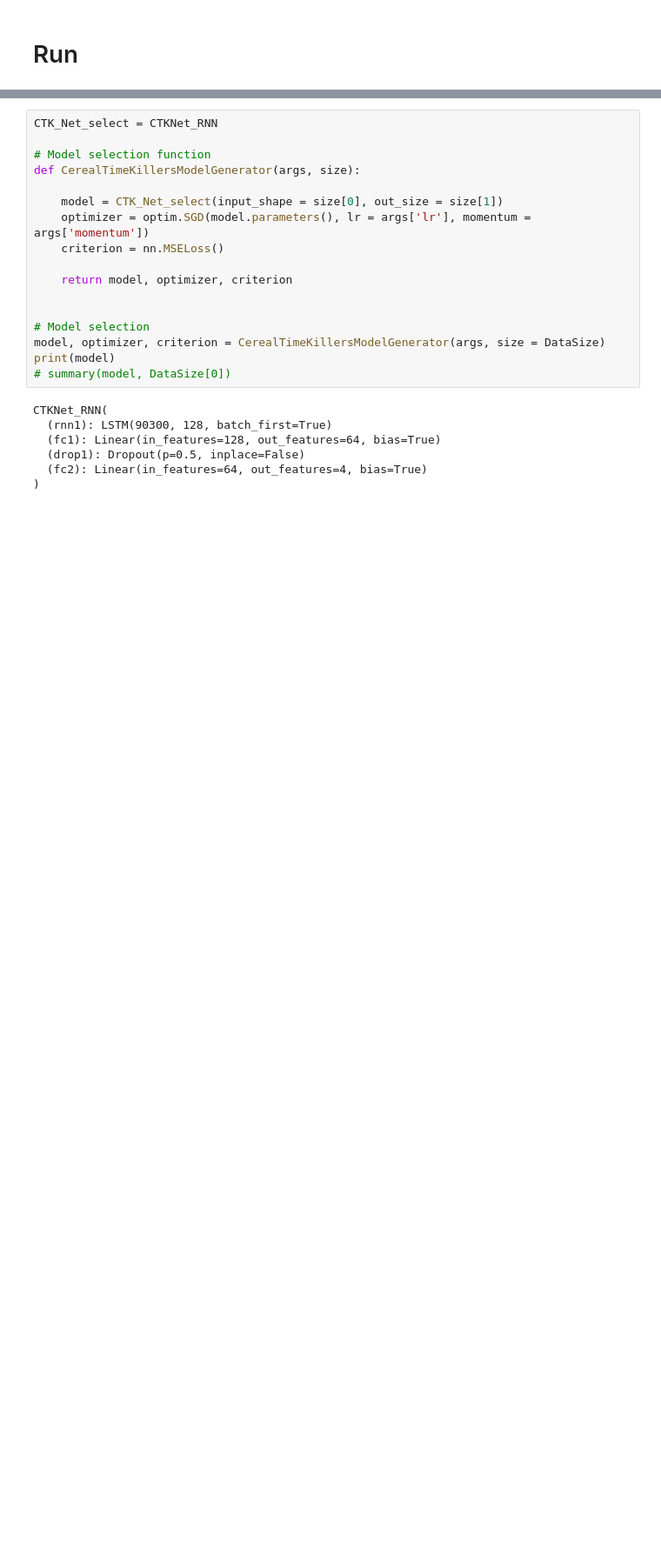
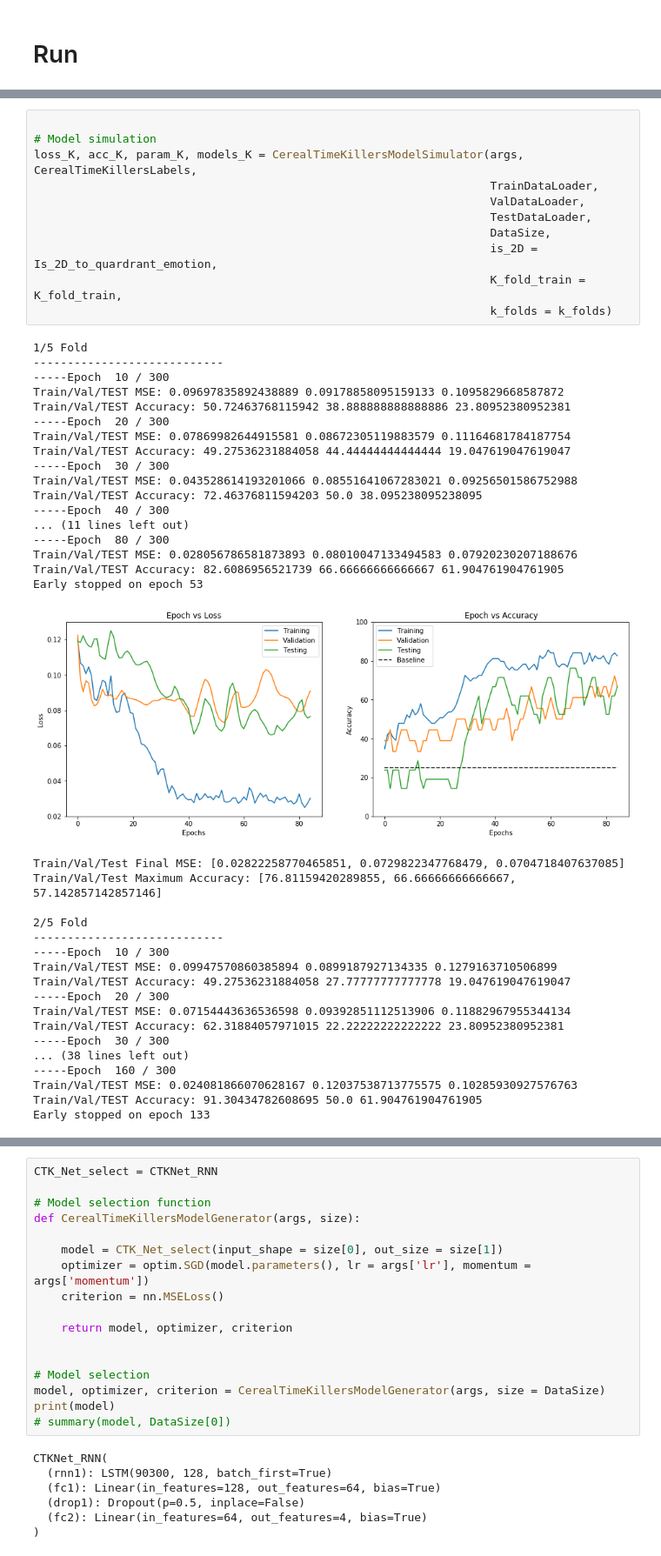
Before and after one commit to dmnburrows/CerealTimeKillers, a Jupyter notebook: CerealTimeKillersNet.ipynb, the cells around one changed output, grey strips where cells are left out. Shown at 87% size. Drawn from its saved outputs; the diff is of its cells as text; blank space fills up the shorter version.

```diff
--- a/CerealTimeKillersNet.ipynb
+++ b/CerealTimeKillersNet.ipynb
@@ -423,0 +675,47 @@ Single output data size: (4,)
+# %%
+
+# Model simulation
+loss_K, acc_K, param_K, models_K = CerealTimeKillersModelSimulator(args, CerealTimeKillersLabels,
+                                                                   TrainDataLoader,
+                                                                   ValDataLoader,
+                                                                   TestDataLoader,
+                                                                   DataSize,
+                                                                   is_2D = Is_2D_to_quardrant_emotion,
+                                                                   K_fold_train = K_fold_train,
+                                                                   k_folds = k_folds)
+# %% [output]
+1/5 Fold
+----------------------------
+-----Epoch  10 / 300
+Train/Val/TEST MSE: 0.09697835892438889 0.09178858095159133 0.1095829668587872
+Train/Val/TEST Accuracy: 50.72463768115942 38.888888888888886 23.80952380952381
+-----Epoch  20 / 300
+Train/Val/TEST MSE: 0.07869982644915581 0.08672305119883579 0.11164681784187754
+Train/Val/TEST Accuracy: 49.27536231884058 44.44444444444444 19.047619047619047
+-----Epoch  30 / 300
+Train/Val/TEST MSE: 0.043528614193201066 0.08551641067283021 0.09256501586752988
+Train/Val/TEST Accuracy: 72.46376811594203 50.0 38.095238095238095
+-----Epoch  40 / 300
+... (11 lines left out)
+-----Epoch  80 / 300
+Train/Val/TEST MSE: 0.028056786581873893 0.08010047133494583 0.07920230207188676
+Train/Val/TEST Accuracy: 82.6086956521739 66.66666666666667 61.904761904761905
+Early stopped on epoch 53
+[figure, added]
+Train/Val/Test Final MSE: [0.02822258770465851, 0.0729822347768479, 0.0704718407637085]
+Train/Val/Test Maximum Accuracy: [76.81159420289855, 66.66666666666667, 57.142857142857146]
+
+2/5 Fold
+----------------------------
+-----Epoch  10 / 300
+Train/Val/TEST MSE: 0.09947570860385894 0.0899187927134335 0.1279163710506899
+Train/Val/TEST Accuracy: 49.27536231884058 27.77777777777778 19.047619047619047
+-----Epoch  20 / 300
+Train/Val/TEST MSE: 0.07154443636536598 0.09392851112513906 0.11882967955344134
+Train/Val/TEST Accuracy: 62.31884057971015 22.22222222222222 23.80952380952381
+-----Epoch  30 / 300
+... (38 lines left out)
+-----Epoch  160 / 300
+Train/Val/TEST MSE: 0.024081866070628167 0.12037538713775575 0.10285930927576763
+Train/Val/TEST Accuracy: 91.30434782608695 50.0 61.904761904761905
+Early stopped on epoch 133
```
Also changed, not shown: parts of 14 cells of this notebook.
